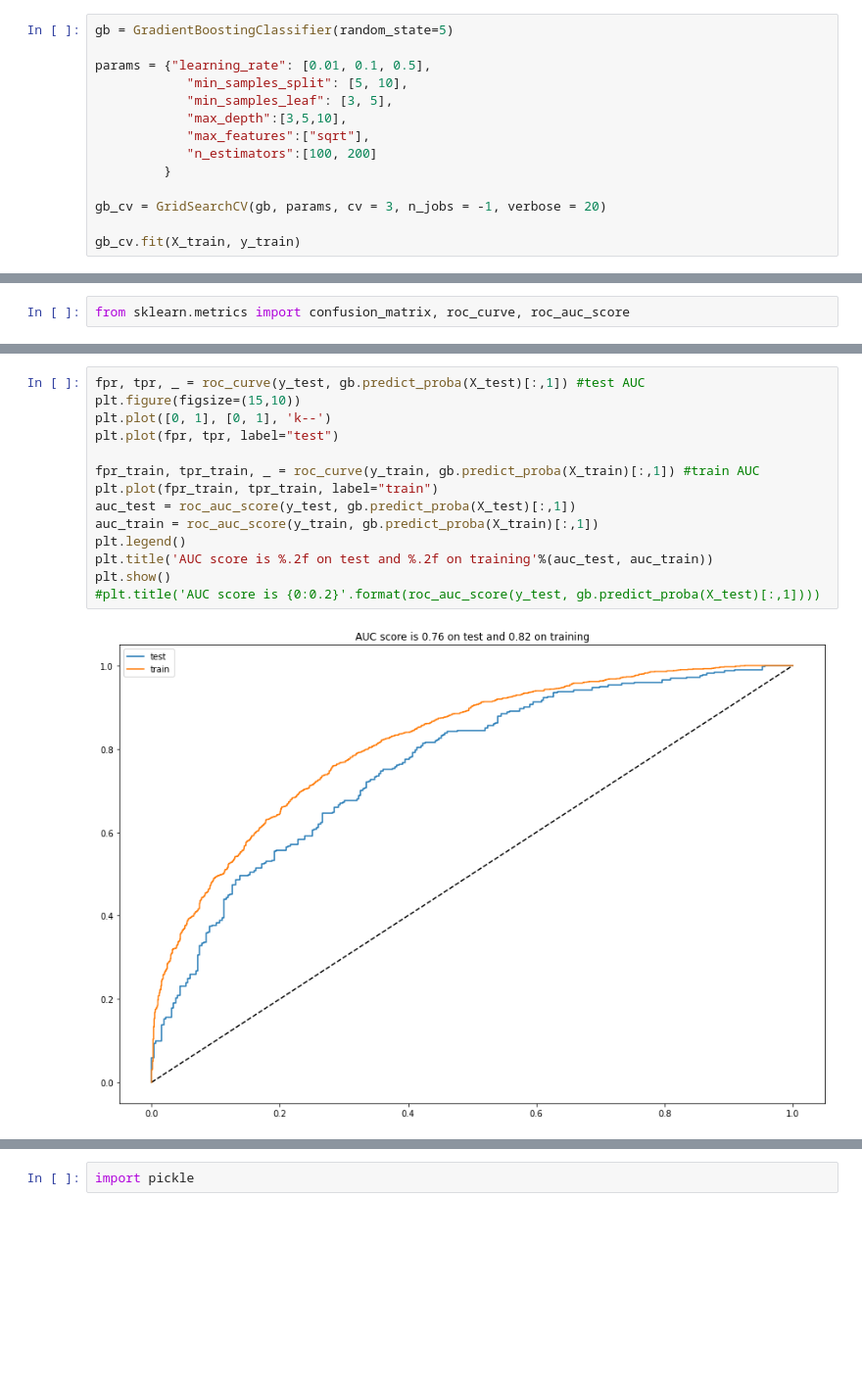
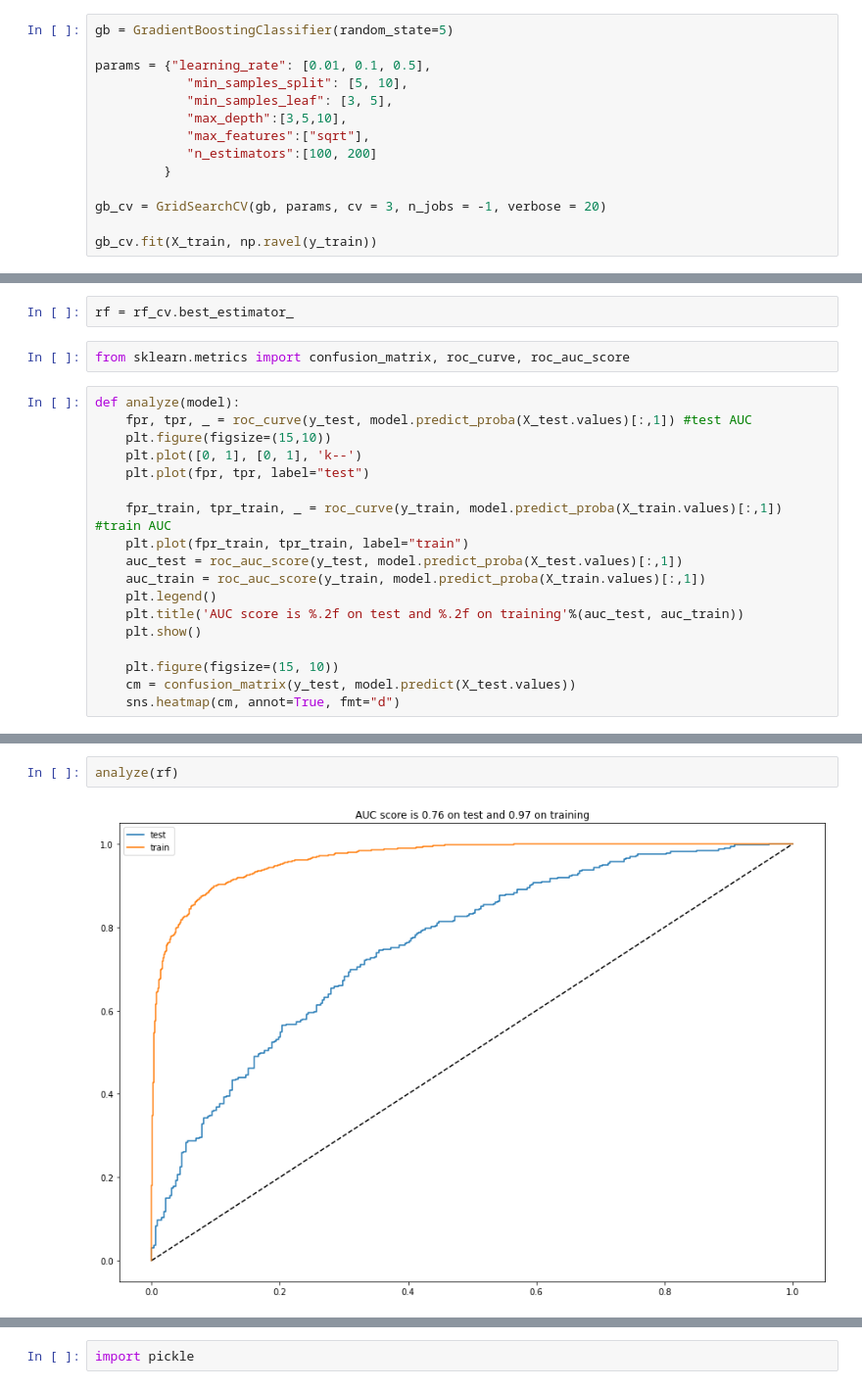
Before and after one commit to sslp23/world_cup_sim, a Jupyter notebook: model.ipynb, the cells around one changed output, grey strips where cells are left out. Shown at 98% size. Drawn from its saved outputs; the diff is of its cells as text; blank space fills up the shorter version.

```diff
--- a/model.ipynb
+++ b/model.ipynb
@@ -42,7 +42,7 @@ params = {"learning_rate": [0.01, 0.1, 0.5],
 
 gb_cv = GridSearchCV(gb, params, cv = 3, n_jobs = -1, verbose = 20)
 
-gb_cv.fit(X_train, y_train)
+gb_cv.fit(X_train, np.ravel(y_train))
 # %% [output]
 Fitting 3 folds for each of 72 candidates, totalling 216 fits
 GridSearchCV(cv=3, estimator=GradientBoostingClassifier(random_state=5),
@@ -64,2 +84,22 @@ gb = gb_cv.best_estimator_
+# %%
+rf = rf_cv.best_estimator_
 # %%
 from sklearn.metrics import confusion_matrix, roc_curve, roc_auc_score
+# %%
+def analyze(model):
+    fpr, tpr, _ = roc_curve(y_test, model.predict_proba(X_test.values)[:,1]) #test AUC
+    plt.figure(figsize=(15,10))
+    plt.plot([0, 1], [0, 1], 'k--')
+    plt.plot(fpr, tpr, label="test")
+
+    fpr_train, tpr_train, _ = roc_curve(y_train, model.predict_proba(X_train.values)[:,1]) #train AUC
+    plt.plot(fpr_train, tpr_train, label="train")
+    auc_test = roc_auc_score(y_test, model.predict_proba(X_test.values)[:,1])
+    auc_train = roc_auc_score(y_train, model.predict_proba(X_train.values)[:,1])
+    plt.legend()
+    plt.title('AUC score is %.2f on test and %.2f on training'%(auc_test, auc_train))
+    plt.show()
+
+    plt.figure(figsize=(15, 10))
+    cm = confusion_matrix(y_test, model.predict(X_test.values))
+    sns.heatmap(cm, annot=True, fmt="d")
@@ -66,16 +111,4 @@ from sklearn.metrics import confusion_matrix, roc_curve, roc_auc_score
 # %%
-fpr, tpr, _ = roc_curve(y_test, gb.predict_proba(X_test)[:,1]) #test AUC
-plt.figure(figsize=(15,10))
-plt.plot([0, 1], [0, 1], 'k--')
-plt.plot(fpr, tpr, label="test")
-
-fpr_train, tpr_train, _ = roc_curve(y_train, gb.predict_proba(X_train)[:,1]) #train AUC
-plt.plot(fpr_train, tpr_train, label="train")
-auc_test = roc_auc_score(y_test, gb.predict_proba(X_test)[:,1])
-auc_train = roc_auc_score(y_train, gb.predict_proba(X_train)[:,1])
-plt.legend()
-plt.title('AUC score is %.2f on test and %.2f on training'%(auc_test, auc_train))
-plt.show()
-#plt.title('AUC score is {0:0.2}'.format(roc_auc_score(y_test, gb.predict_proba(X_test)[:,1])))
+analyze(rf)
 # %% [output]
-[figure, old version]
+[figure, new version]
```
Also changed, not shown: parts of 5 cells of this notebook, 1 other file.
